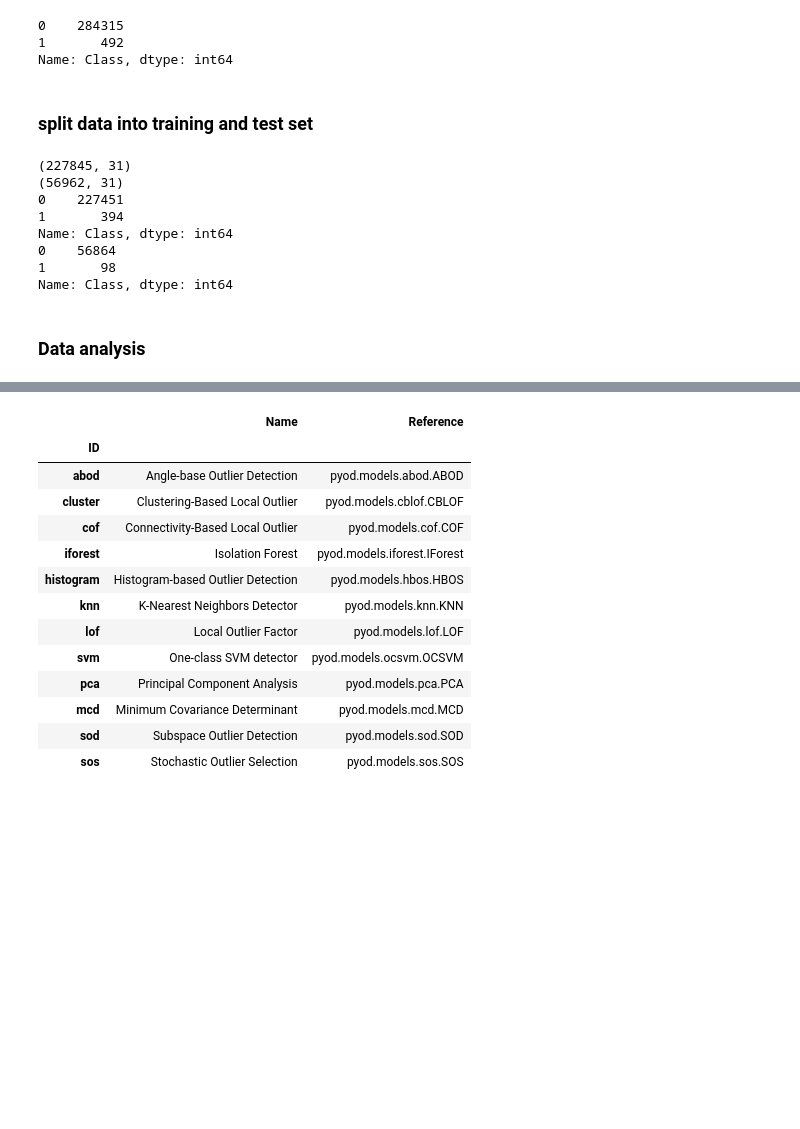
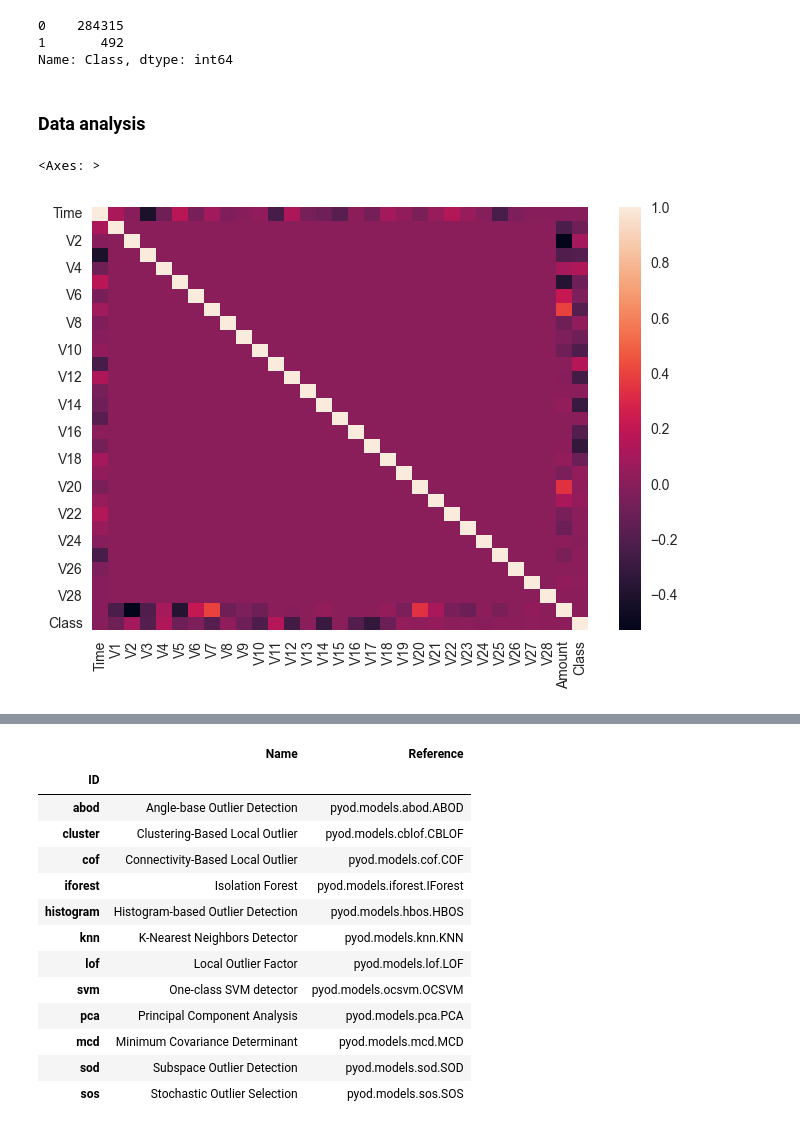
Before and after one commit to okmich/live-manning-projects, a Jupyter notebook: hands-on-practise/automl/pycaret/Credit-card fraud detection.ipynb, the cells around one changed output, grey strips where cells are left out. Cells and saved outputs as stored; diff of their text form; code cells hidden in the pictures; blank space fills up the shorter version.

```diff
--- a/hands-on-practise/automl/pycaret/Credit-card fraud detection.ipynb
+++ b/hands-on-practise/automl/pycaret/Credit-card fraud detection.ipynb
@@ -37,5 +40,3 @@ data[label].value_counts()
 0    284315
 1       492
 Name: Class, dtype: int64
-# %% [markdown]
-### split data into training and test set
@@ -49,17 +43,8 @@ for train_idx, test_idx in strat_split.split(data, data[label]):
-# %%
-print(train_df.shape)
-print(test_df.shape)
-print(train_df[label].value_counts())
-print(test_df[label].value_counts())
-# %% [output]
-(227845, 31)
-(56962, 31)
-0    227451
-1       394
-Name: Class, dtype: int64
-0    56864
-1       98
-Name: Class, dtype: int64
 # %% [markdown]
 ### Data analysis
+# %%
+sns.heatmap(data.corr())
+# %% [output]
+<Axes: >
+[figure, added]
 # %% [markdown]
```
Also changed, not shown: parts of 20 cells of this notebook, 2 other files.
